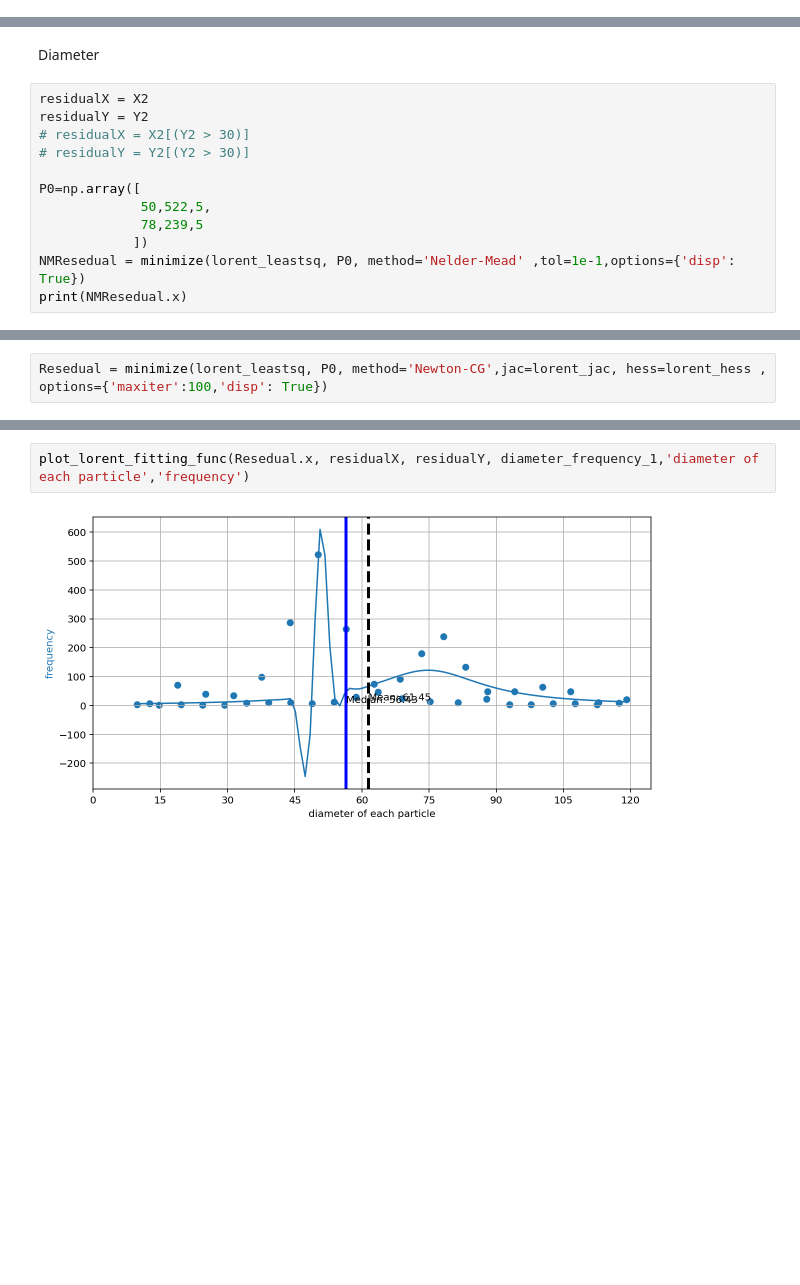
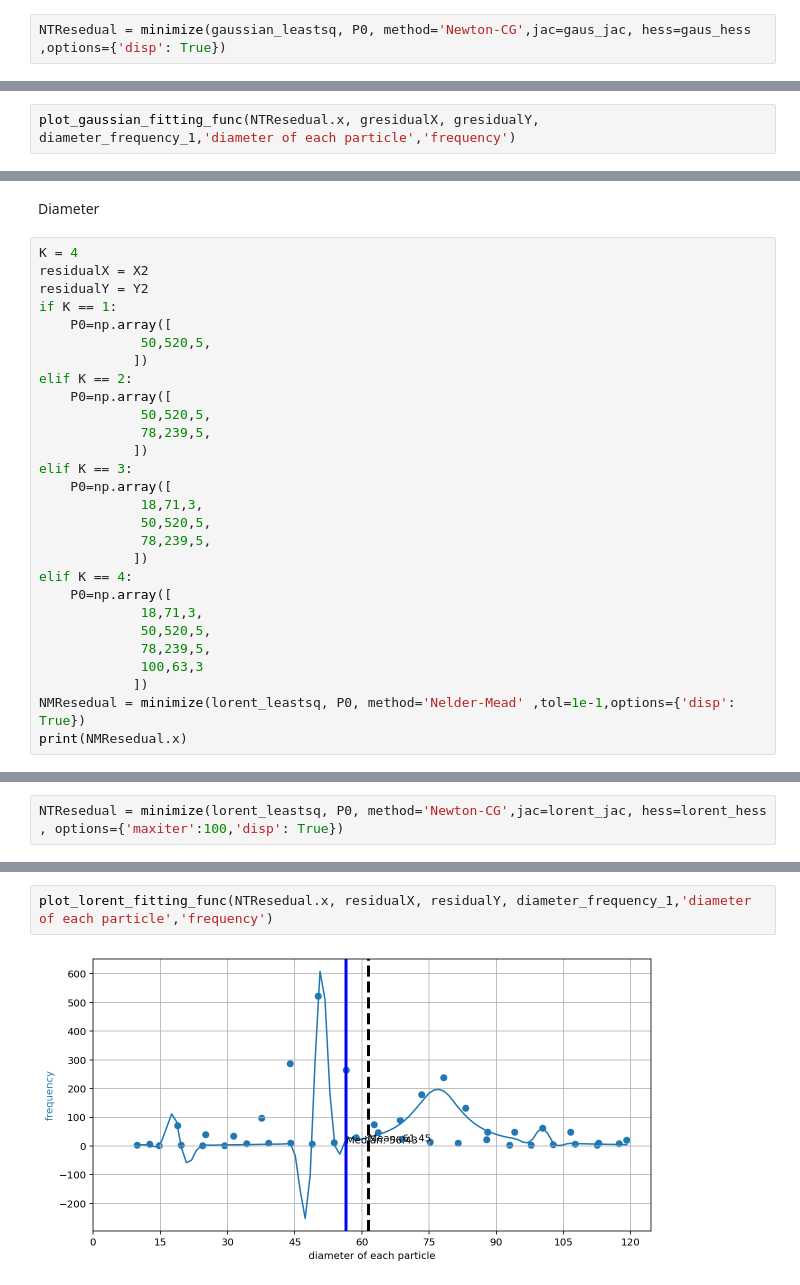
Before and after one commit to baotriet/OIP_FinalProject, a Jupyter notebook: OIP_FinalProject/OIP_FinalProject_Part2-Final.ipynb, the cells around one changed output, grey strips where cells are left out. Drawn from its saved outputs; the diff is of its cells as text; blank space fills up the shorter version.

```diff
--- a/OIP_FinalProject/OIP_FinalProject_Part2-Final.ipynb
+++ b/OIP_FinalProject/OIP_FinalProject_Part2-Final.ipynb
@@ -274,0 +450,2 @@ Because the least square error function is unconstraint, we will use the optimis
+# %%
+NTResedual = minimize(gaussian_leastsq, P0, method='Newton-CG',jac=gaus_jac, hess=gaus_hess ,options={'disp': True})
@@ -274,0 +459,2 @@ Because the least square error function is unconstraint, we will use the optimis
+# %%
+plot_gaussian_fitting_func(NTResedual.x, gresidualX, gresidualY, diameter_frequency_1,'diameter of each particle','frequency')
@@ -378,14 +638,30 @@ plot_lorent_fitting_func(Resedual.x, X1, Y1, particles_frequency,'particles of e
 # %% [markdown]
 Diameter
 # %%
+K = 4
 residualX = X2
 residualY = Y2
-# residualX = X2[(Y2 > 30)]
-# residualY = Y2[(Y2 > 30)]
-
-P0=np.array([
-             50,522,5,
-             78,239,5
+if K == 1:
+    P0=np.array([
+             50,520,5,
+            ])
+elif K == 2:
+    P0=np.array([
+             50,520,5,
+             78,239,5,
+            ])
+elif K == 3:
+    P0=np.array([
+             18,71,3,
+             50,520,5,
+             78,239,5,
+            ])
+elif K == 4:
+    P0=np.array([
+             18,71,3,
+             50,520,5,
+             78,239,5,
+             100,63,3
             ])
 NMResedual = minimize(lorent_leastsq, P0, method='Nelder-Mead' ,tol=1e-1,options={'disp': True})
 print(NMResedual.x)
@@ -422,4 +684,4 @@ ax.fill_between(residualX, peak2.min(), peak2, facecolor="red", alpha=0.5)
 # %%
-Resedual = minimize(lorent_leastsq, P0, method='Newton-CG',jac=lorent_jac, hess=lorent_hess , options={'maxiter':100,'disp': True})
+NTResedual = minimize(lorent_leastsq, P0, method='Newton-CG',jac=lorent_jac, hess=lorent_hess , options={'maxiter':100,'disp': True})
 # %% [output]
 Warning: Maximum number of iterations has been exceeded.
@@ -429,6 +691,6 @@ Warning: Maximum number of iterations has been exceeded.
          Gradient evaluations: 252
          Hessian evaluations: 100
 # %%
-plot_lorent_fitting_func(Resedual.x, residualX, residualY, diameter_frequency_1,'diameter of each particle','frequency')
+plot_lorent_fitting_func(NTResedual.x, residualX, residualY, diameter_frequency_1,'diameter of each particle','frequency')
 # %% [output]
-[figure, old version]
+[figure, new version]
```
Also changed, not shown: parts of 64 cells of this notebook, 1 other file.
